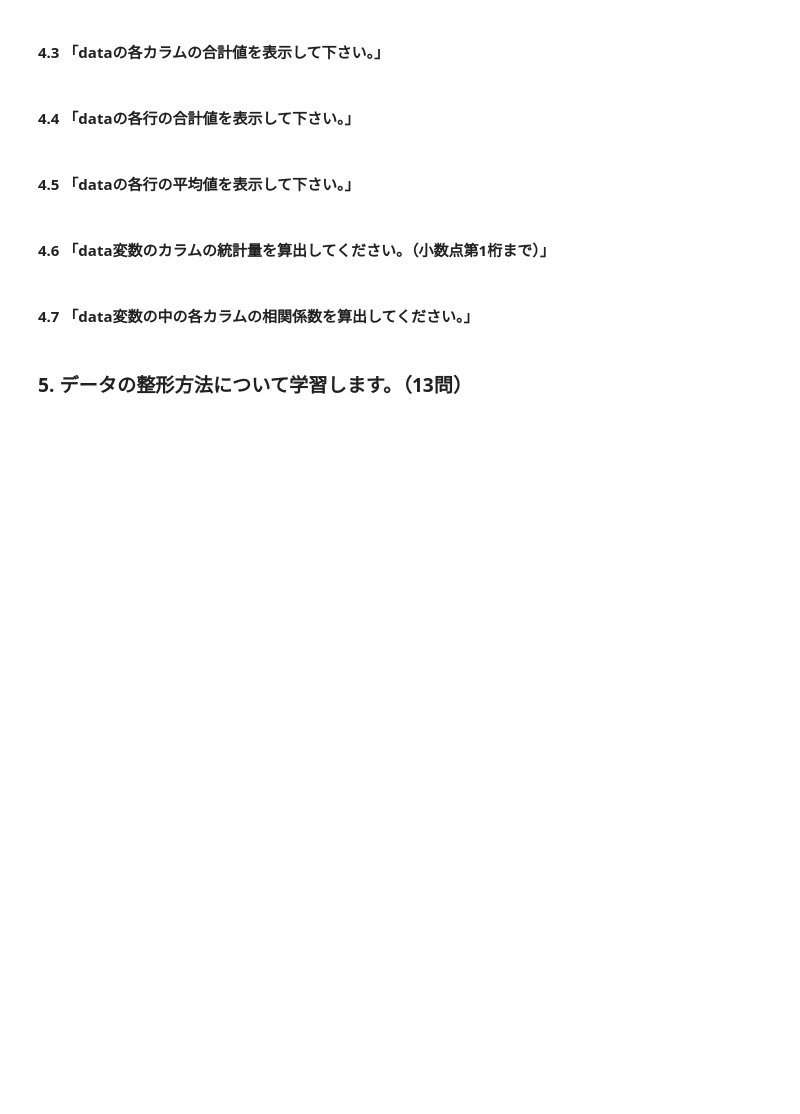
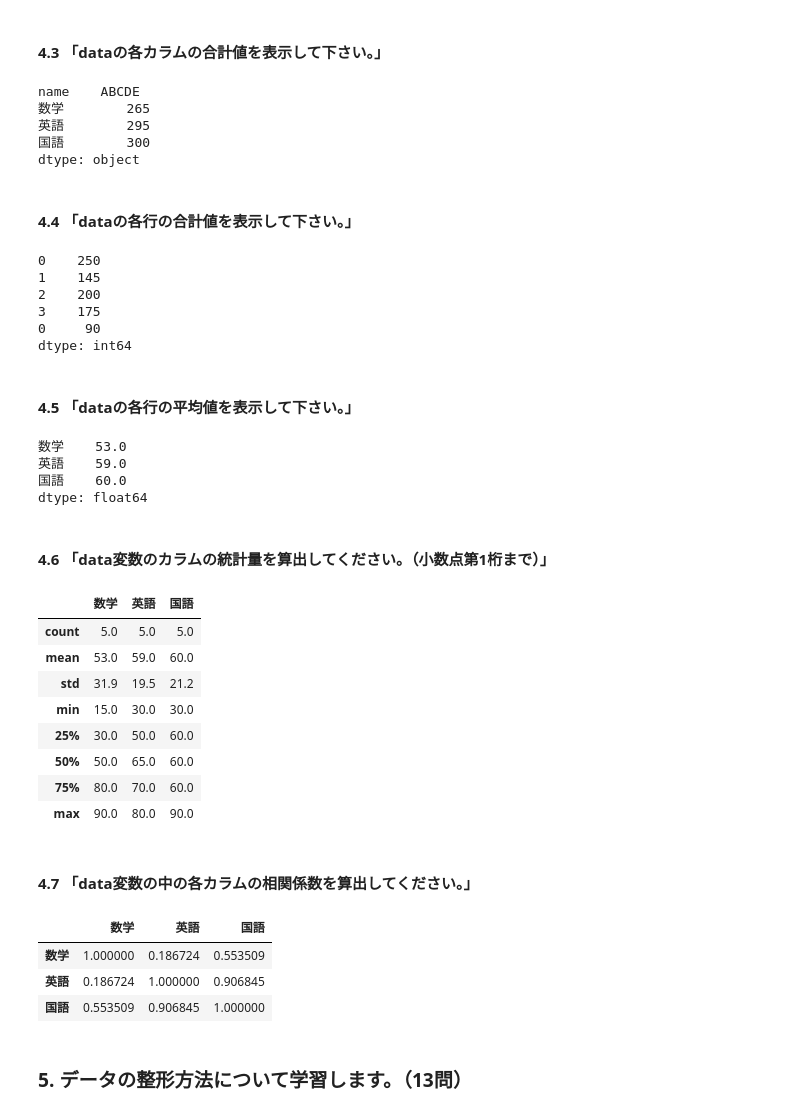
Before and after one commit to area6080/python_basic, a Jupyter notebook: pandas_editor.ipynb, the cells around one changed output. Saved outputs shown, nothing was run; the diff lists cells and outputs as text; code cells hidden in the pictures; blank space fills up the shorter version.

```diff
--- a/pandas_editor.ipynb
+++ b/pandas_editor.ipynb
@@ -208,3 +242,6 @@ Name: 国語, dtype: int64
 ### 4. データの集計方法について学習します。（7問）
 # %% [markdown]
 #### 4.1 「dataの下にe_dataを連結させて下さい。dataの中身を確認してください。」
+# %%
+data = pd.concat([data, e_data])
+data.head()
@@ -213,13 +266,56 @@ Name: 国語, dtype: int64
 # %% [markdown]
 #### 4.3 「dataの各カラムの合計値を表示して下さい。」
+# %%
+data.sum()
+# %% [output]
+name    ABCDE
+数学        265
+英語        295
+国語        300
+dtype: object
 # %% [markdown]
 #### 4.4 「dataの各行の合計値を表示して下さい。」
+# %%
+data.sum(axis=1, numeric_only=True)
+# %% [output]
+0    250
+1    145
+2    200
+3    175
+0     90
+dtype: int64
 # %% [markdown]
 #### 4.5 「dataの各行の平均値を表示して下さい。」
+# %%
+data.mean(numeric_only=True)
+# %% [output]
+数学    53.0
+英語    59.0
+国語    60.0
+dtype: float64
 # %% [markdown]
 #### 4.6 「data変数のカラムの統計量を算出してください。（小数点第1桁まで）」
+# %%
+data.describe().round(1)
+# %% [output]
+|  | 数学 | 英語 | 国語 |
+| count | 5.0 | 5.0 | 5.0 |
+| mean | 53.0 | 59.0 | 60.0 |
+| std | 31.9 | 19.5 | 21.2 |
+| min | 15.0 | 30.0 | 30.0 |
+| 25% | 30.0 | 50.0 | 60.0 |
+| 50% | 50.0 | 65.0 | 60.0 |
+| 75% | 80.0 | 70.0 | 60.0 |
+| max | 90.0 | 80.0 | 90.0 |
 # %% [markdown]
 #### 4.7 「data変数の中の各カラムの相関係数を算出してください。」
+# %%
+data.corr(numeric_only=True)
+# %% [output]
+|  | 数学 | 英語 | 国語 |
+| 数学 | 1.000000 | 0.186724 | 0.553509 |
+| 英語 | 0.186724 | 1.000000 | 0.906845 |
+| 国語 | 0.553509 | 0.906845 | 1.000000 |
 # %% [markdown]
 ### 5. データの整形方法について学習します。（13問）
 # %% [markdown]
```
Also changed, not shown: parts of 17 cells of this notebook.
